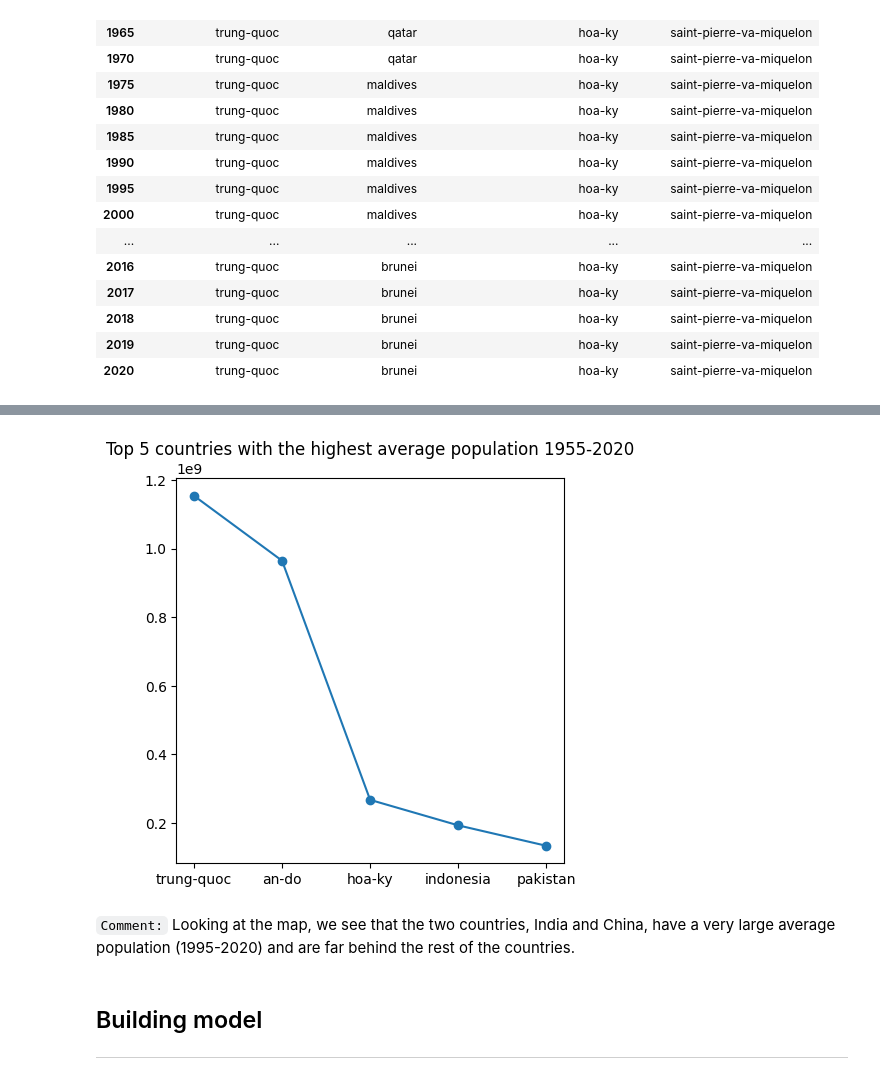
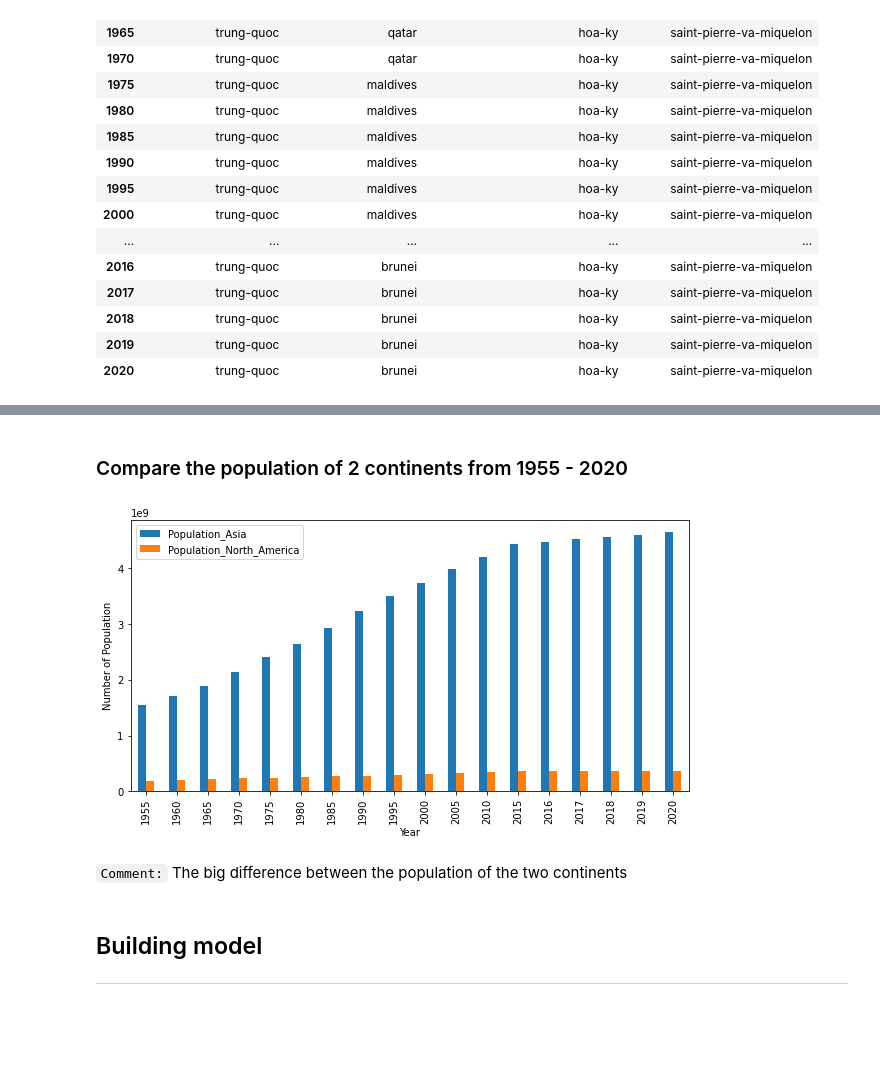
Before and after one commit to HoDangCao/Data-collection-and-population-analysis-of-Asia-and-North-America, a Jupyter notebook: DSProject - latest ver.ipynb, the cells around one changed output, grey strips where cells are left out. Drawn from its saved outputs; the diff is of its cells as text; code cells hidden in the pictures; blank space fills up the shorter version.

```diff
--- a/DSProject - latest ver.ipynb
+++ b/DSProject - latest ver.ipynb
@@ -565,12 +551,30 @@ Ave_Population
-# %%
-plt.figure(figsize=(5,5))
-plt.plot(Ave_Population,marker='o')
-plt.title('Top 5 countries with the highest average population 1955-2020')
-plt.show()
-# %% [output]
-[figure, removed]
-# %% [markdown]
-`Comment:` Looking at the map, we see that the two countries, India and China, have a very large average population (1995-2020) and are far behind the rest of the countries.
+# %% [markdown]
+### Compare the population of 2 continents from 1955 - 2020
+# %%
+Asia=Asia.T
+Country_Asia=Asia.values.reshape(-1)
+Asia_sum=df[df.Country.isin(Country_Asia)].reset_index().drop("index",axis=1)
+Asia_sum=Asia_sum[["Year","Population"]]
+Asia_sum=Asia_sum.groupby("Year").sum()
+Asia_sum=Asia_sum.rename(columns={"Population": "Population_Asia"})
+
+
+North_America=North_America.T
+Country_North_America=North_America.values.reshape(-1)
+North_America_sum=df[df.Country.isin(Country_North_America)].reset_index().drop("index",axis=1)
+North_America_sum=North_America_sum[["Year","Population"]]
+North_America_sum=North_America_sum.groupby("Year").sum()
+North_America_sum=North_America_sum.rename(columns={"Population": "Population_North_America"})
+Compare_population=pd.concat([Asia_sum,North_America_sum],axis=1)
+
+
+Compare_population.plot.bar(figsize=(10,5))
+plt.xlabel('Year'); plt.ylabel('Number of Population')
+plt.show()
+# %% [output]
+[figure, added]
+# %% [markdown]
+`Comment:` The big difference between the population of the two continents
 # %% [markdown]
 ## Building model
 ---
```
Also changed, not shown: parts of 5 cells of this notebook.
